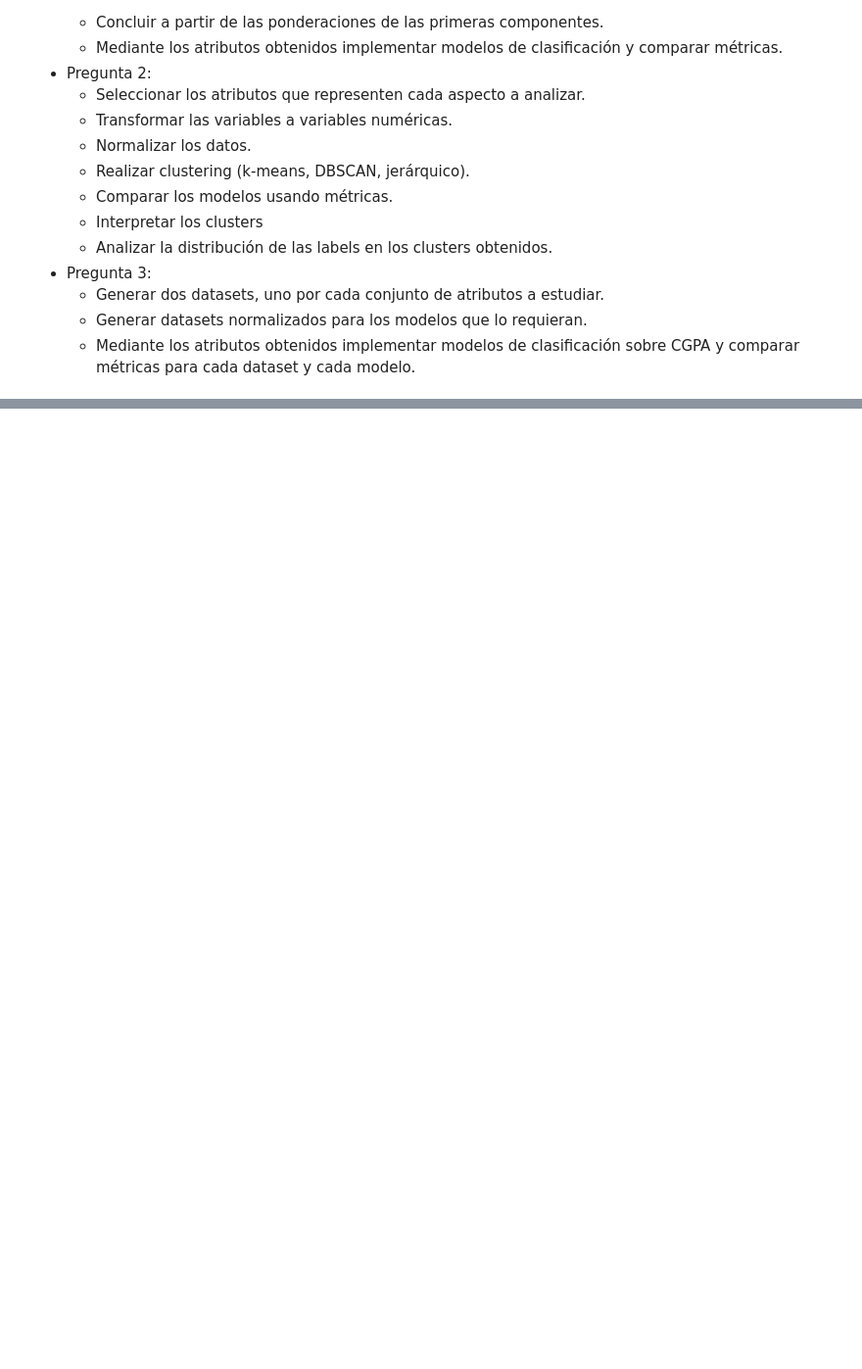
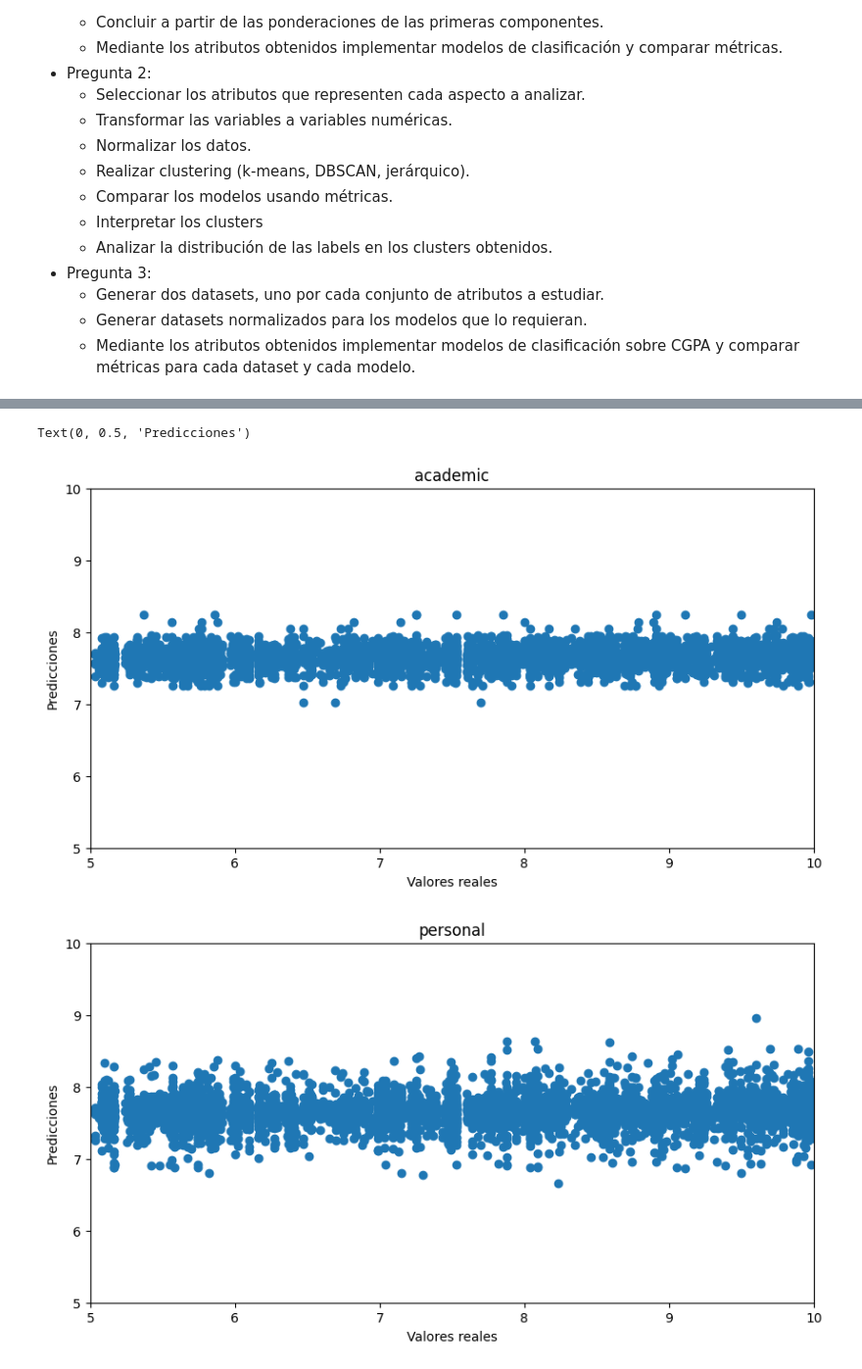
Before and after one commit to nacho2110/proyecto-mineria, a Jupyter notebook: eda.ipynb, the cells around one changed output, grey strips where cells are left out. Shown: that part at 98% size. Cells and saved outputs as stored; diff of their text form; code cells hidden in the pictures; blank space fills up the shorter version.

```diff
--- a/eda.ipynb
+++ b/eda.ipynb
@@ -513,0 +598,23 @@ Terminado el análisis exploratorio, se pueden realizar preguntas sobre los atri
+# %%
+XGB_personal.fit(X_train_personal, y_train_personal)
+XGB_academic.fit(X_train_academic, y_train_academic)
+y_pred = XGB_academic.predict(X_test_academic)
+plt.figure(figsize=(10, 5))
+plt.ylim((5, 10))
+plt.xlim((5,10))
+plt.scatter(y_test_academic, y_pred)
+plt.xlabel('Valores reales')
+plt.ylabel('Predicciones')
+plt.title('academic')
+y_pred = XGB_personal.predict(X_test_personal)
+plt.figure(figsize=(10, 5))
+plt.ylim((5, 10))
+plt.xlim((5,10))
+plt.title('personal')
+plt.scatter(y_test_personal, y_pred)
+plt.xlabel('Valores reales')
+plt.ylabel('Predicciones')
+# %% [output]
+Text(0, 0.5, 'Predicciones')
+[figure, added]
+[figure, added]
```
Also changed, not shown: parts of 7 cells of this notebook.
